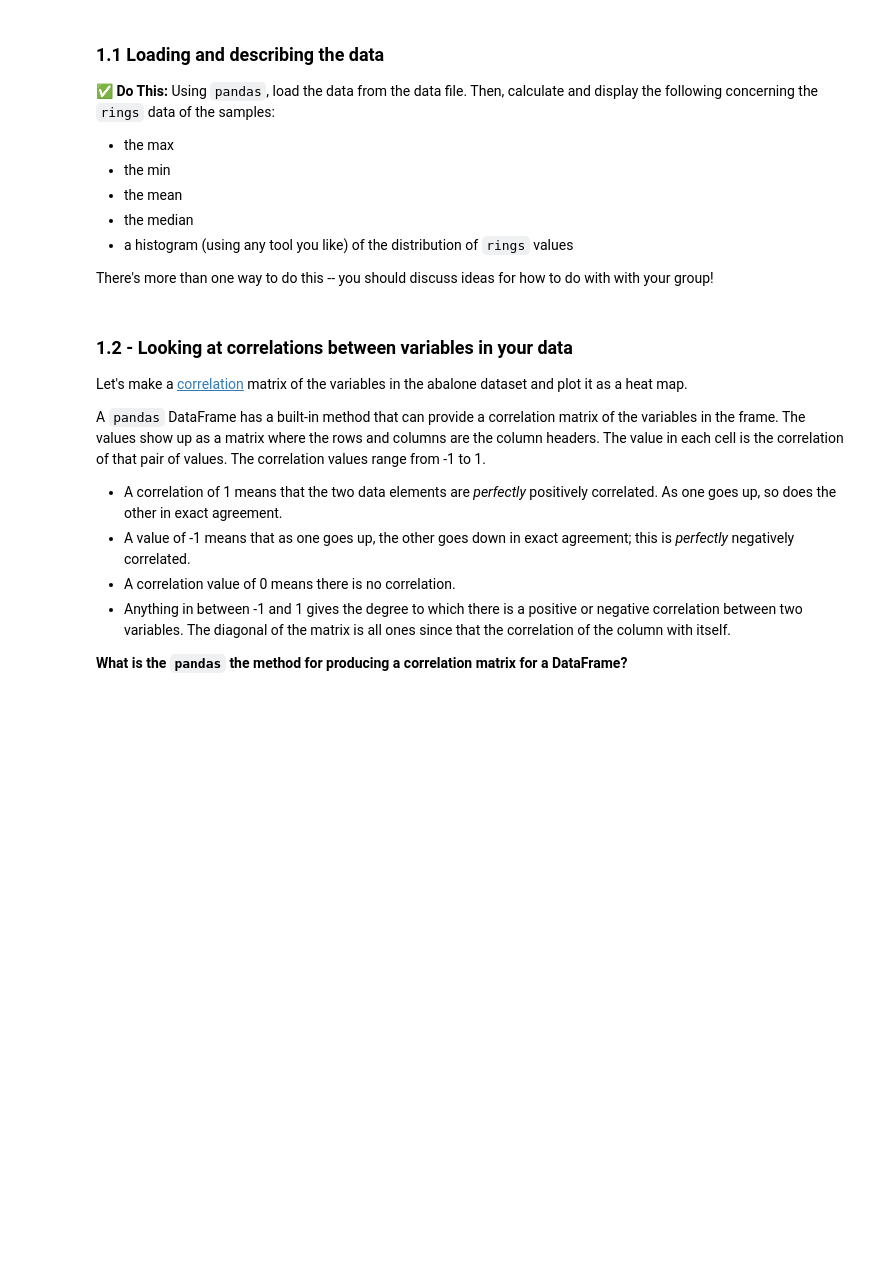
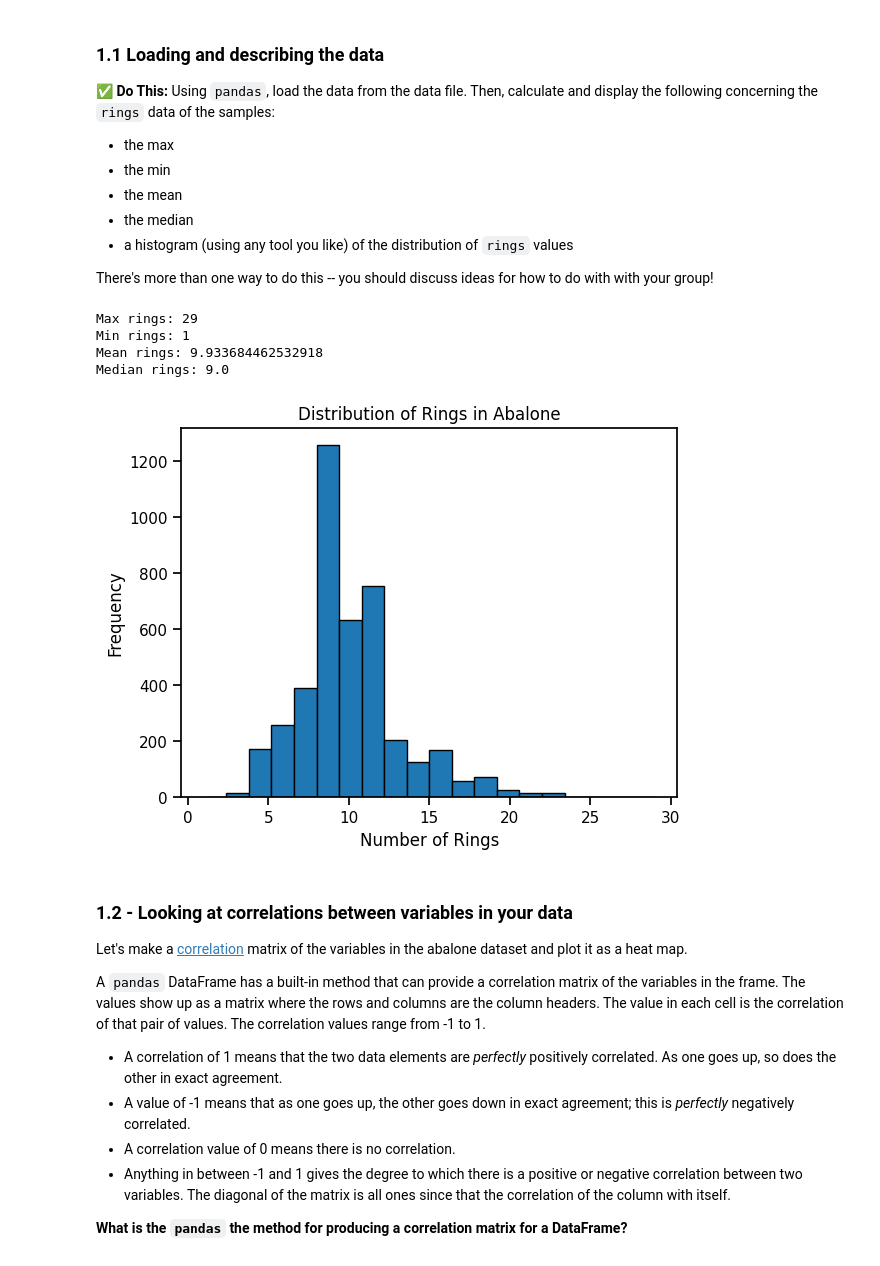
Before and after one commit to vedachan/CMSE202-f24-turnin, a Jupyter notebook: Day-13_In-Class-Regression-STUDENT.ipynb, the cells around one changed output. Drawn from its saved outputs; the diff is of its cells as text; code cells hidden in the pictures; blank space fills up the shorter version.

```diff
--- a/Day-13_In-Class-Regression-STUDENT.ipynb
+++ b/Day-13_In-Class-Regression-STUDENT.ipynb
@@ -79,3 +71,47 @@ sns.set_context("notebook")
+# %%
+# put your code here
+import pandas as pd
+import matplotlib.pyplot as plt
+data_url = 'https://raw.githubusercontent.com/msu-cmse-courses/cmse202-supplemental-data/main/data/Dataset.data'
+columns_url = 'https://raw.githubusercontent.com/msu-cmse-courses/cmse202-supplemental-data/main/data/Dataset.spec'
+
+df = pd.read_csv(data_url, sep=' ', header=None)
+
+columns = ['Sex', 'Length', 'Diameter', 'Height', 'Whole weight', 'Shucked weight',
+           'Viscera weight', 'Shell weight', 'Rings']
+df.columns = columns
+
+rings_data = df['Rings']
+
+max_rings = rings_data.max()
+min_rings = rings_data.min()
+mean_rings = rings_data.mean()
+median_rings = rings_data.median()
+
+print(f"Max rings: {max_rings}")
+print(f"Min rings: {min_rings}")
+print(f"Mean rings: {mean_rings}")
+print(f"Median rings: {median_rings}")
+
+# Step 5: Plot histogram
+plt.hist(rings_data, bins=20, edgecolor='black')
+plt.title('Distribution of Rings in Abalone')
+plt.xlabel('Number of Rings')
+plt.ylabel('Frequency')
+plt.show()
+
+import matplotlib.pyplot as plt
+import pandas as pd
+import seaborn as sns
+import numpy as np
+
+sns.set_context("notebook")
+# %% [output]
+Max rings: 29
+Min rings: 1
+Mean rings: 9.933684462532918
+Median rings: 9.0
+[figure, added]
 # %% [markdown]
 ### 1.2 - Looking at correlations between variables in your data
 
```
Also changed, not shown: parts of 3 cells of this notebook.
